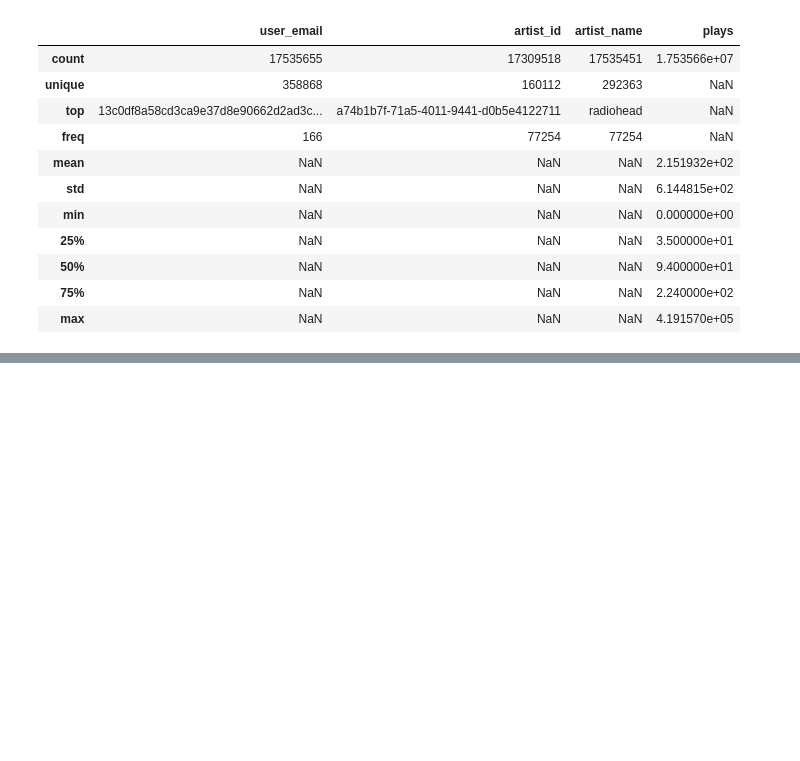
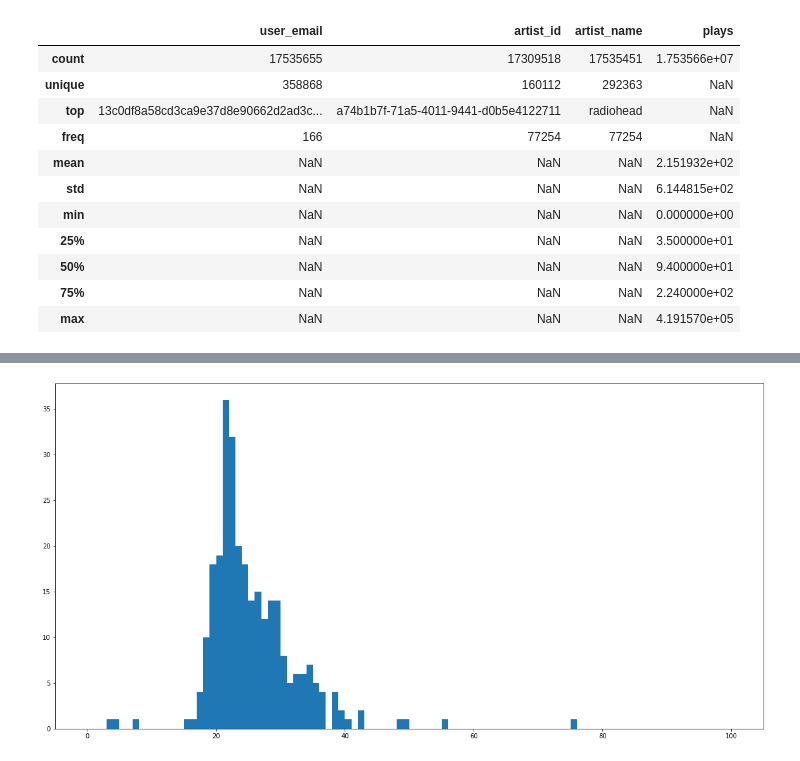
Before and after one commit to TimofeevAlex/LastFM, a Jupyter notebook: exploratory_analysis.ipynb, the cells around one changed output, grey strips where cells are left out. Cells and saved outputs as stored; diff of their text form; code cells hidden in the pictures; blank space fills up the shorter version.

```diff
--- a/exploratory_analysis.ipynb
+++ b/exploratory_analysis.ipynb
@@ -206,0 +330,7 @@ lastfm_360_behav.describe(include='all', datetime_is_numeric=True)
+# %%
+# Show the age distribution
+plt.figure(figsize = (20,10))
+plt.hist(lastfm_1_demo['age'], bins=range(0, 101))
+plt.show()
+# %% [output]
+[figure, added]
```
Also changed, not shown: parts of 73 cells of this notebook.
